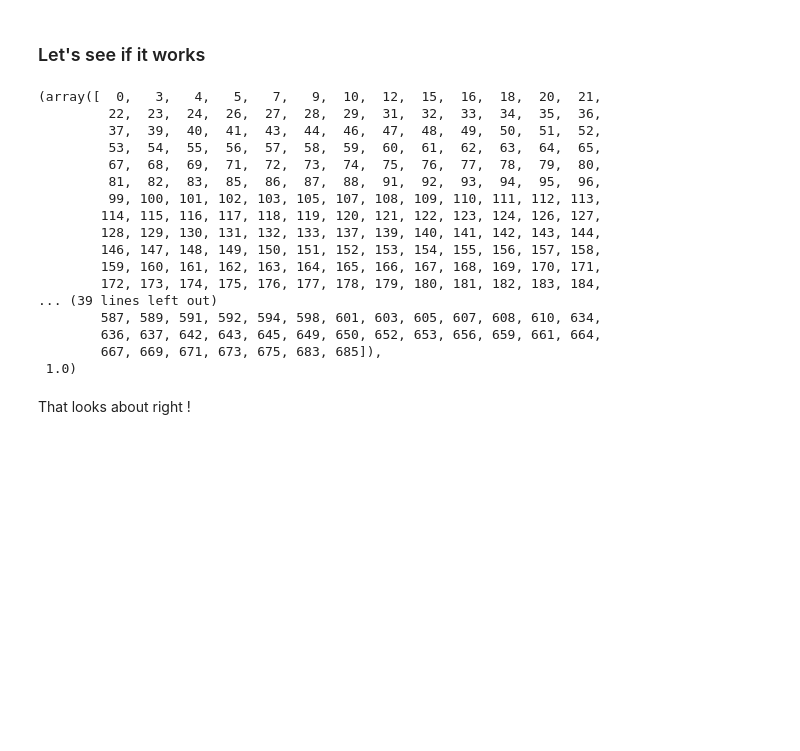
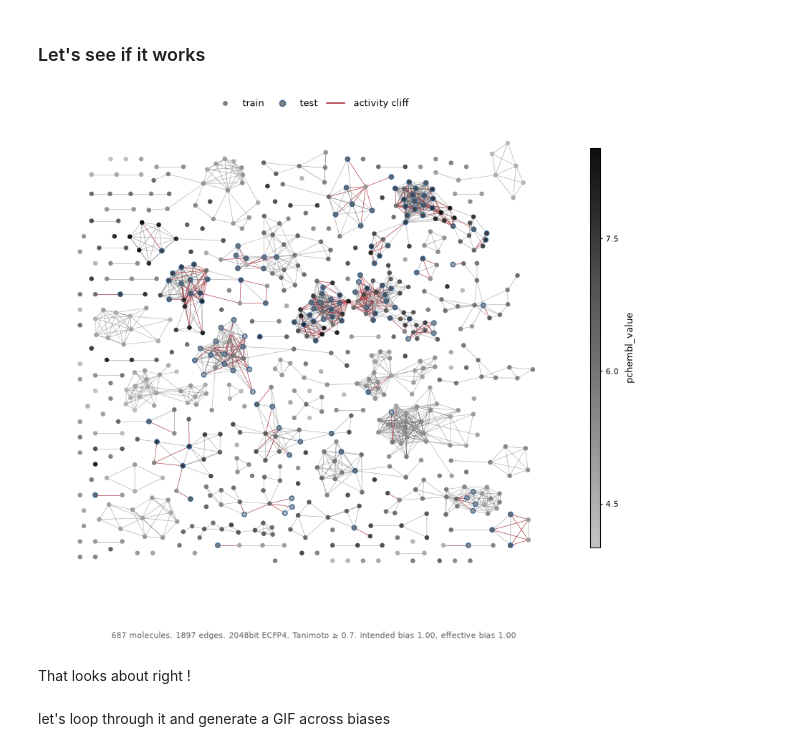
Before and after one commit to Manas02/biased-split, a Jupyter notebook: notebooks/02_Activity_Cliff_Split.ipynb, the cells around one changed output. Saved outputs shown, nothing was run; the diff lists cells and outputs as text; code cells hidden in the pictures; blank space fills up the shorter version.

```diff
--- a/notebooks/02_Activity_Cliff_Split.ipynb
+++ b/notebooks/02_Activity_Cliff_Split.ipynb
@@ -313,26 +280,22 @@ import pandas as pd
 # %%
 df = pd.read_csv("../data/standardized/target_CHEMBL1163125-1.IC50.csv")
+# %%
+G = df_to_ecfp4_molecular_network(df, 'standardized_smiles', 'pchembl_value', similarity_threshold=0.7, activity_threshold=1)
+# %%
+activity_cliff_splitter = ActivityCliffSplitter(
+            similarity_threshold=0.7,
+            activity_threshold=1, # 1 log unit of pIC50
+            test_fraction=0.2)
+# %%
+train_idx, test_idx, effective_bias = activity_cliff_splitter.split_for_intended_bias(df['standardized_smiles'].values,
+                         df['pchembl_value'].values,
+                         intended_bias=1,
+                         random_seed=1)
 # %%
-act_cliff_splitter.split(df['standardized_smiles'].values,
-                         df['pchembl_value'].values,
-                         intended_bias=1.0)
+visualise_molnet_split(G, train_idx, test_idx, effective_bias, intended_bias=1)
 # %% [output]
-(array([  0,   3,   4,   5,   7,   9,  10,  12,  15,  16,  18,  20,  21,
-         22,  23,  24,  26,  27,  28,  29,  31,  32,  33,  34,  35,  36,
-         37,  39,  40,  41,  43,  44,  46,  47,  48,  49,  50,  51,  52,
-         53,  54,  55,  56,  57,  58,  59,  60,  61,  62,  63,  64,  65,
-         67,  68,  69,  71,  72,  73,  74,  75,  76,  77,  78,  79,  80,
-         81,  82,  83,  85,  86,  87,  88,  91,  92,  93,  94,  95,  96,
-         99, 100, 101, 102, 103, 105, 107, 108, 109, 110, 111, 112, 113,
-        114, 115, 116, 117, 118, 119, 120, 121, 122, 123, 124, 126, 127,
-        128, 129, 130, 131, 132, 133, 137, 139, 140, 141, 142, 143, 144,
-        146, 147, 148, 149, 150, 151, 152, 153, 154, 155, 156, 157, 158,
-        159, 160, 161, 162, 163, 164, 165, 166, 167, 168, 169, 170, 171,
-        172, 173, 174, 175, 176, 177, 178, 179, 180, 181, 182, 183, 184,
-... (39 lines left out)
-        587, 589, 591, 592, 594, 598, 601, 603, 605, 607, 608, 610, 634,
-        636, 637, 642, 643, 645, 649, 650, 652, 653, 656, 659, 661, 664,
-        667, 669, 671, 673, 675, 683, 685]),
- 1.0)
+[figure, added]
 # %% [markdown]
 That looks about right !
+# %% [markdown]
+let's loop through it and generate a GIF across biases
```
Also changed, not shown: parts of 11 cells of this notebook, 18 other files.
